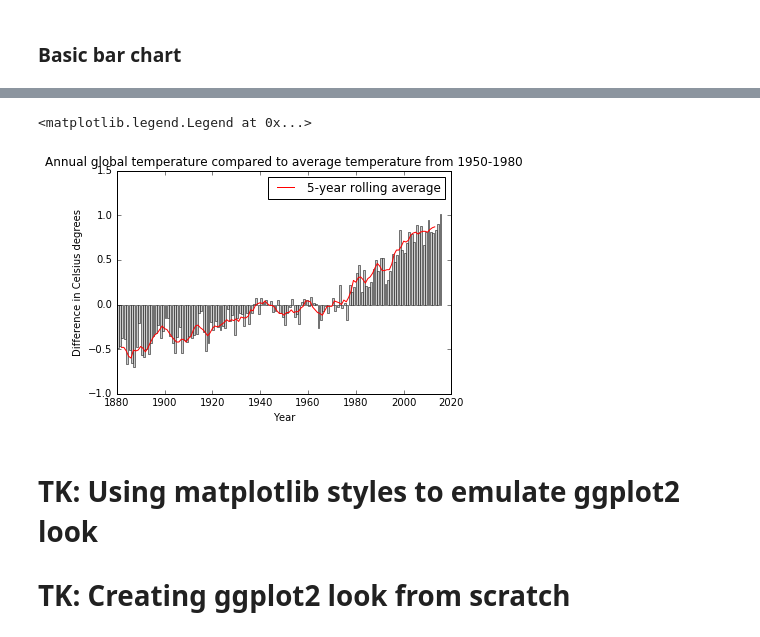
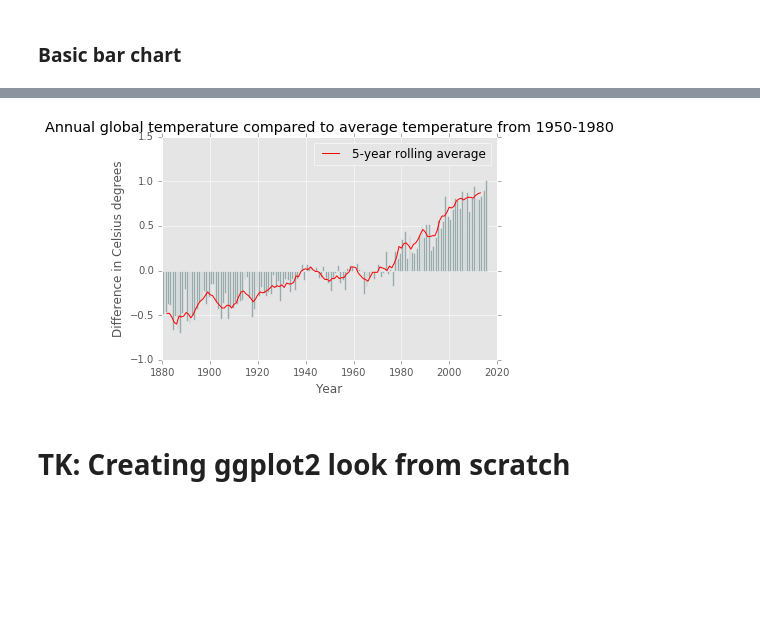
Before and after one commit to dannguyen/matplotlib-styling-tutorial, a Jupyter notebook: Mimicking ggplot2 styles.ipynb, the cells around one changed output, grey strips where cells are left out. Saved outputs shown, nothing was run; the diff lists cells and outputs as text; code cells hidden in the pictures; blank space fills up the shorter version.

Commit message:
stylesheets

```diff
--- a/Mimicking ggplot2 styles.ipynb
+++ b/Mimicking ggplot2 styles.ipynb
@@ -91,0 +92,9 @@ ax.set_title('Global average CO2 level')
+# %%
+fig_temp, ax_temp = plt.subplots()
+ax_temp.bar(temp_years, temp_annual_means, color='#aacccc', linewidth=0.5)
+line_5yr_means = ax_temp.plot(temp_5yr_years, temp_5yr_means, color='red',
+                         linewidth=1, label='5-year rolling average')
+ax_temp.set_ylabel('Difference in Celsius degrees')
+ax_temp.set_xlabel('Year')
+ax_temp.set_title("Annual global temperature compared to average temperature from 1950-1980")
+ax_temp.legend(handles=line_5yr_means);
@@ -91,0 +112,7 @@ ax.set_title('Global average CO2 level')
+# %%
+with plt.style.context('ggplot'):
+    fig, ax = plt.subplots()
+    ax.plot(gas_years, gas_vals)
+    ax.set_xlabel('Year')
+    ax.set_ylabel('CO2 level, parts per million')
+    ax.set_title('Global average CO2 level')
@@ -92,16 +121,14 @@ ax.set_title('Global average CO2 level')
 # %%
-fig, ax = plt.subplots()
-ax.bar(temp_years, temp_annual_means, color='#CCCCCC', linewidth=0.5)
-line_5yr_means = ax.plot(temp_5yr_years, temp_5yr_means, color='red',
-                         linewidth=1, label='5-year rolling average')
-ax.set_ylabel('Difference in Celsius degrees')
-ax.set_xlabel('Year')
-ax.set_title("Annual global temperature compared to average temperature from 1950-1980")
-ax.legend(handles=line_5yr_means)
+with plt.style.context('ggplot'):
+    fig, ax = plt.subplots()
+    ax.bar(temp_years, temp_annual_means, color='#99AAAA', linewidth=0.5)
+    line_5yr_means = ax.plot(temp_5yr_years, temp_5yr_means, color='red',
+                             linewidth=1, label='5-year rolling average')
+    ax.set_ylabel('Difference in Celsius degrees')
+    ax.set_xlabel('Year')
+    ax.set_title("Annual global temperature compared to average temperature from 1950-1980")
+    ax.legend(handles=line_5yr_means);
 # %% [output]
-<matplotlib.legend.Legend at 0x...>
-[figure, old version]
+[figure, new version]
 # %% [markdown]
-# TK: Using matplotlib styles to emulate ggplot2 look
-
 # TK: Creating ggplot2 look from scratch
```
Also changed, not shown: parts of 5 cells of this notebook.
